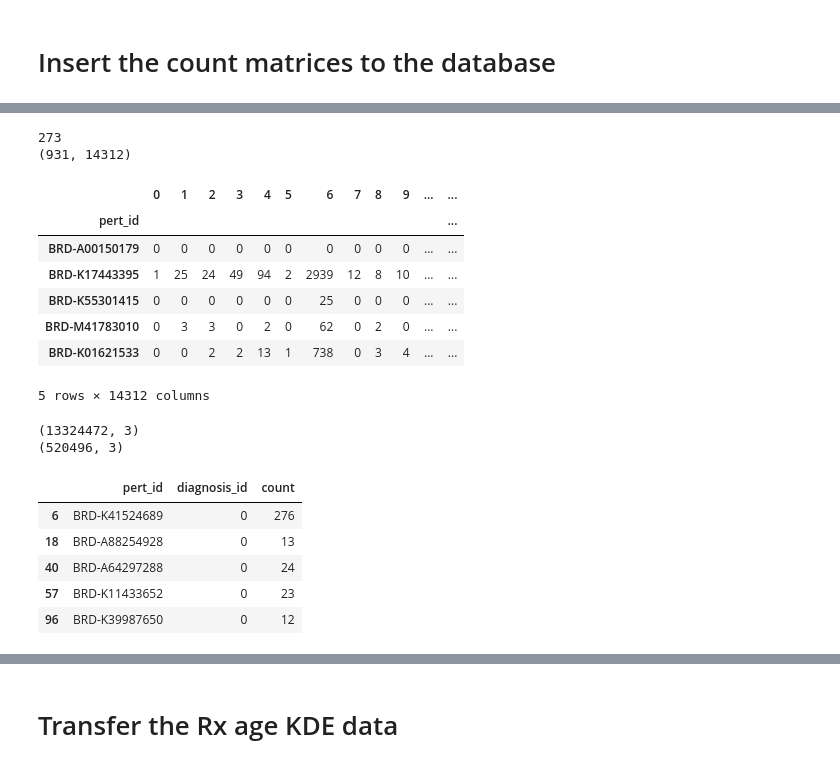
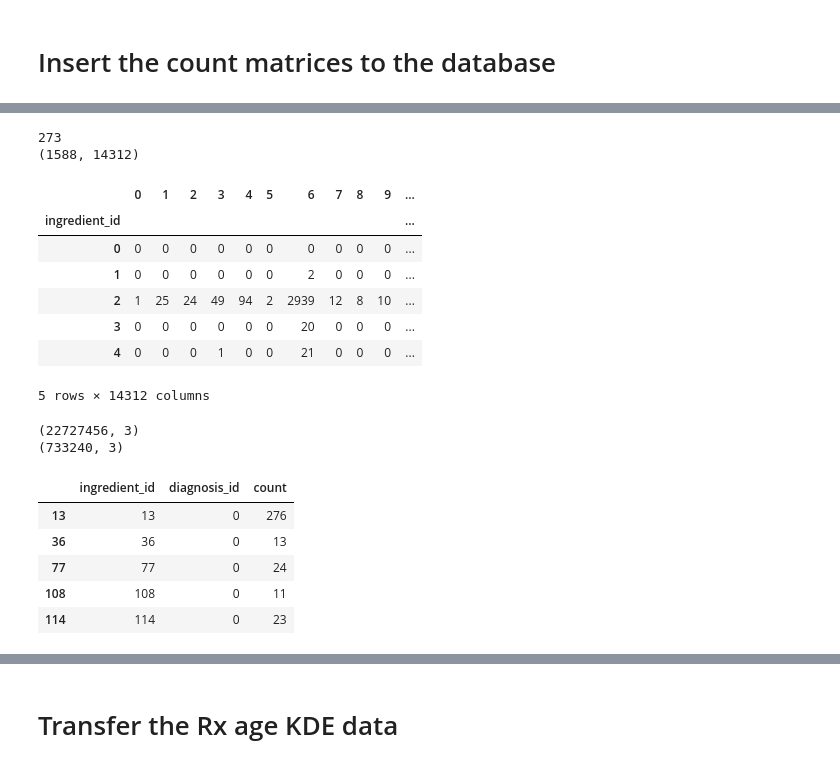
Before and after one commit to MaayanLab/L1000FWD, a Jupyter notebook: notebooks/Organize_data_from_EMR.ipynb, the cells around one changed output, grey strips where cells are left out. Saved outputs shown, nothing was run; the diff lists cells and outputs as text; code cells hidden in the pictures.

```diff
--- a/notebooks/Organize_data_from_EMR.ipynb
+++ b/notebooks/Organize_data_from_EMR.ipynb
@@ -620,6 +647,7 @@ d_id_diagnosis = dict(zip(id_diagnoses.index, id_diagnoses['diagnosis']))
 # %%
 rx_names = np.array([d_id_ingredient.get(i, None) for i in range(rx_rx_counts.shape[0])])
 rx_pert_ids = np.array([d_ingredient_id_pert_id.get(i, None) for i in range(rx_rx_counts.shape[0])])
+ingredient_ids = np.arange(rx_rx_counts.shape[0])
 # print rx_pert_ids
 
 rx_pert_ids_mask = pd.isnull(rx_pert_ids)
@@ -628,13 +656,13 @@ rx_names_mask = pd.isnull(rx_names)
 print rx_names_mask.sum(), rx_pert_ids_mask.sum()
 print rx_names_mask.shape, rx_pert_ids_mask.shape
 
-rx_rx_counts_df = pd.DataFrame(rx_rx_counts[~rx_pert_ids_mask][:, ~rx_names_mask],
-                               index=rx_pert_ids[~rx_pert_ids_mask],
+rx_rx_counts_df = pd.DataFrame(rx_rx_counts,
+                               index=ingredient_ids,
 #                                columns=rx_names[~rx_names_mask]
-                               columns=np.arange(rx_rx_counts.shape[0])[~rx_names_mask]
+                               columns=ingredient_ids
                               )
 print rx_rx_counts_df.shape
-rx_rx_counts_df.index.name='pert_id'
+rx_rx_counts_df.index.name='ingredient_id'
 rx_rx_counts_df.head()
 # %% [output]
 0 657
@@ -738,33 +765,36 @@ rx_rx_counts_df.to_sql('co_rx', engine, index=False, if_exists='replace',
 # %%
 dx_names = np.array([d_id_diagnosis.get(i, None) for i in range(rx_dx_counts.shape[1])])
 # print rx_pert_ids
 
 dx_names_mask = pd.isnull(dx_names)
 
+diagnosis_ids = np.arange(rx_dx_counts.shape[1])[~dx_names_mask]
+
+
 print dx_names_mask.sum()
 
-rx_dx_counts_df = pd.DataFrame(rx_dx_counts[~rx_pert_ids_mask][:, ~dx_names_mask],
-                               index=rx_pert_ids[~rx_pert_ids_mask],
+rx_dx_counts_df = pd.DataFrame(rx_dx_counts[:, ~dx_names_mask],
+                               index=ingredient_ids,
 #                                columns=dx_names[~dx_names_mask]
-                               columns=np.arange(rx_dx_counts.shape[1])[~dx_names_mask]
+                               columns=diagnosis_ids
                               )
 print rx_dx_counts_df.shape
-rx_dx_counts_df.index.name='pert_id'
+rx_dx_counts_df.index.name='ingredient_id'
 rx_dx_counts_df.head()
 # %% [output]
 273
-(931, 14312)
+(1588, 14312)
-|  | 0 | 1 | 2 | 3 | 4 | 5 | 6 | 7 | 8 | 9 | ... | ... |
-| pert_id |  |  |  |  |  |  |  |  |  |  |  | ... |
-| BRD-A00150179 | 0 | 0 | 0 | 0 | 0 | 0 | 0 | 0 | 0 | 0 | ... | ... |
-| BRD-K17443395 | 1 | 25 | 24 | 49 | 94 | 2 | 2939 | 12 | 8 | 10 | ... | ... |
-| BRD-K55301415 | 0 | 0 | 0 | 0 | 0 | 0 | 25 | 0 | 0 | 0 | ... | ... |
-| BRD-M41783010 | 0 | 3 | 3 | 0 | 2 | 0 | 62 | 0 | 2 | 0 | ... | ... |
-| BRD-K01621533 | 0 | 0 | 2 | 2 | 13 | 1 | 738 | 0 | 3 | 4 | ... | ... |
+|  | 0 | 1 | 2 | 3 | 4 | 5 | 6 | 7 | 8 | 9 | ... |
+| ingredient_id |  |  |  |  |  |  |  |  |  |  | ... |
+| 0 | 0 | 0 | 0 | 0 | 0 | 0 | 0 | 0 | 0 | 0 | ... |
+| 1 | 0 | 0 | 0 | 0 | 0 | 0 | 2 | 0 | 0 | 0 | ... |
+| 2 | 1 | 25 | 24 | 49 | 94 | 2 | 2939 | 12 | 8 | 10 | ... |
+| 3 | 0 | 0 | 0 | 0 | 0 | 0 | 20 | 0 | 0 | 0 | ... |
+| 4 | 0 | 0 | 0 | 1 | 0 | 0 | 21 | 0 | 0 | 0 | ... |
 5 rows × 14312 columns
 # %%
 rx_dx_counts_df = pd.melt(rx_dx_counts_df.reset_index(),
-                          id_vars=['pert_id'],
+                          id_vars=['ingredient_id'],
                           value_vars=rx_dx_counts_df.columns.tolist(),
                           var_name='diagnosis_id',
                           value_name='count',
@@ -774,12 +804,12 @@ rx_dx_counts_df = rx_dx_counts_df.query('count > 10')
 print rx_dx_counts_df.shape
 rx_dx_counts_df.head()
 # %% [output]
-(13324472, 3)
-(520496, 3)
+(22727456, 3)
+(733240, 3)
-|  | pert_id | diagnosis_id | count |
-| 6 | BRD-K41524689 | 0 | 276 |
-| 18 | BRD-A88254928 | 0 | 13 |
-| 40 | BRD-A64297288 | 0 | 24 |
-| 57 | BRD-K11433652 | 0 | 23 |
-| 96 | BRD-K39987650 | 0 | 12 |
+|  | ingredient_id | diagnosis_id | count |
+| 13 | 13 | 0 | 276 |
+| 36 | 36 | 0 | 13 |
+| 77 | 77 | 0 | 24 |
+| 108 | 108 | 0 | 11 |
+| 114 | 114 | 0 | 23 |
 # %%
```
Also changed, not shown: parts of 25 cells of this notebook.
